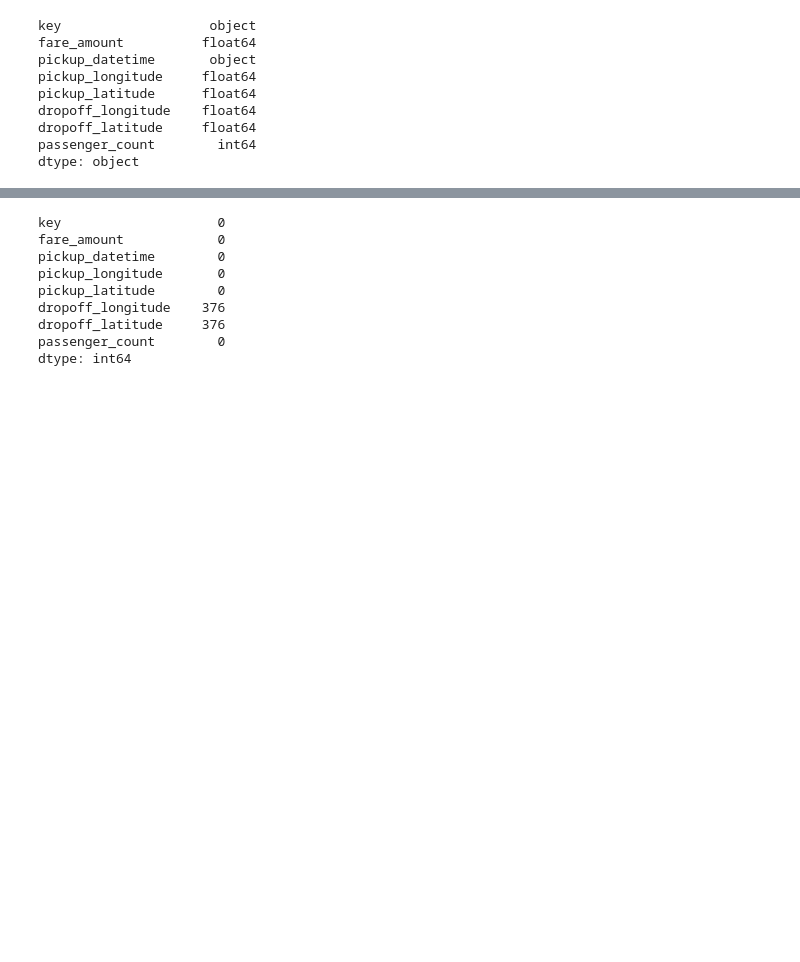
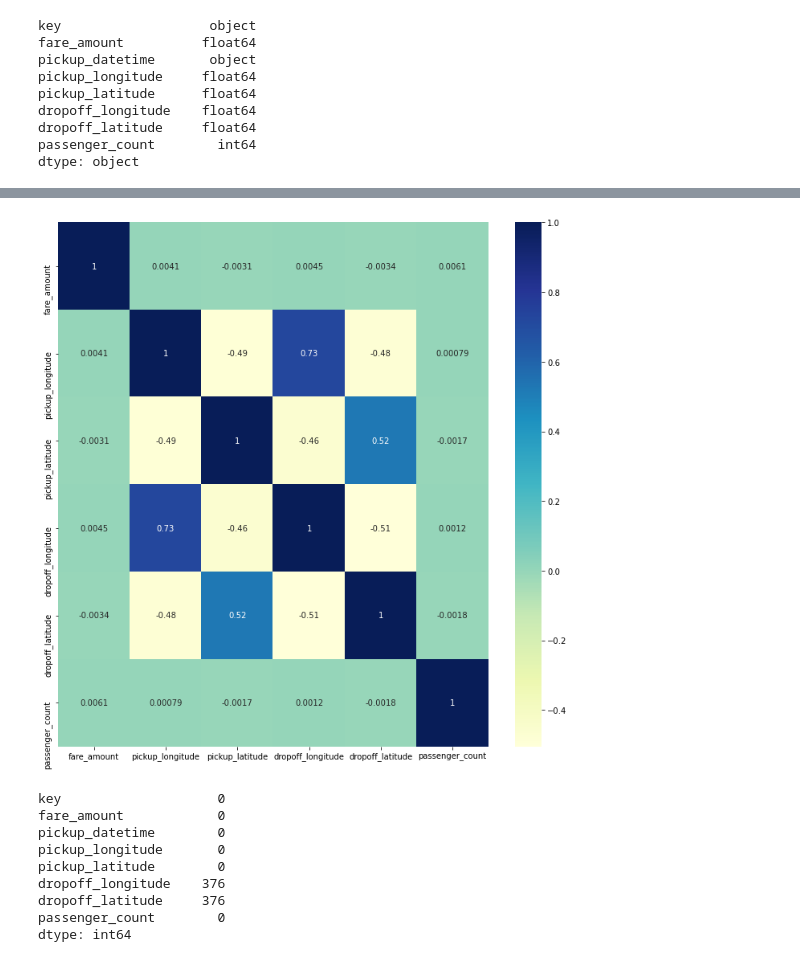
Before and after one commit to Sdann26/CC421-PC2, a Jupyter notebook: Proyecto.ipynb, the cells around one changed output, grey strips where cells are left out. Drawn from its saved outputs; the diff is of its cells as text; code cells hidden in the pictures; blank space fills up the shorter version.

Commit message:
Más Visualizaciones
Agregue la matriz de correlación para ver las dependencias entre características.

```diff
--- a/Proyecto.ipynb
+++ b/Proyecto.ipynb
@@ -89,3 +93,12 @@ df.describe()
+# %%
+plt.figure(figsize=(15,15))
+
+correlacion = df.corr(method='pearson')
+
+sns.heatmap(correlacion, annot=True,  cmap="YlGnBu")
+plt.show()
+# %% [output]
+[figure, added]
 # %%
 # Verificando la cantidad de datos corrompidos o nulos
 
```
Also changed, not shown: parts of 4 cells of this notebook.
